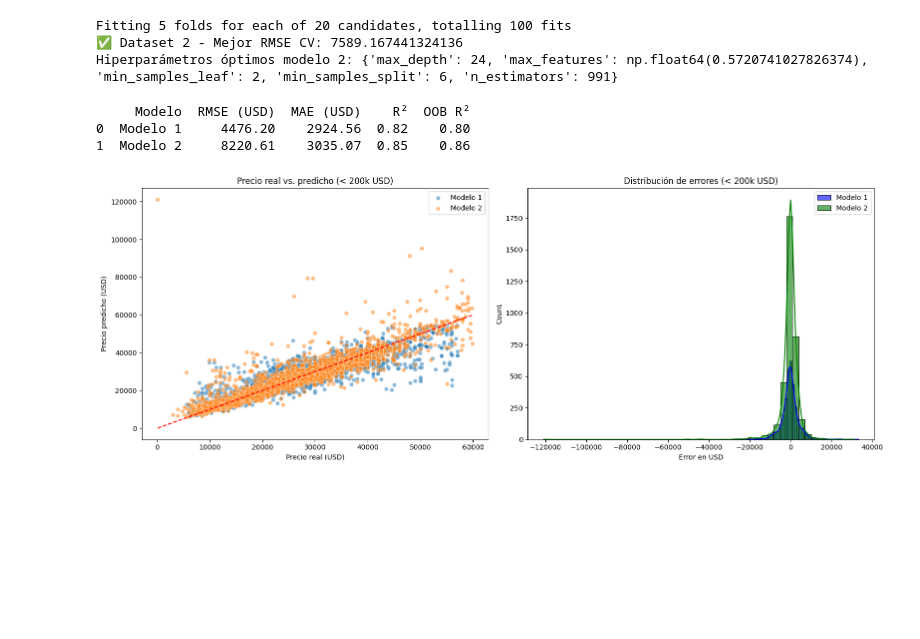
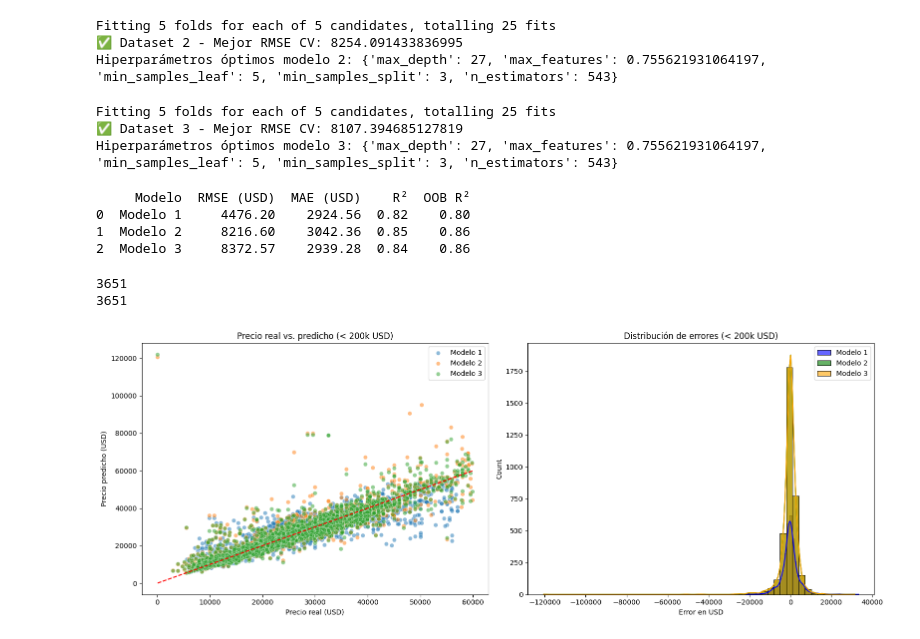
Before and after one commit to matilein/ProyectoML, a Jupyter notebook: entrenamientos_df_intermedio/randomforest.ipynb, the cells around one changed output. Drawn from its saved outputs; the diff is of its cells as text; code cells hidden in the pictures; blank space fills up the shorter version.

Commit message:
rf mejorado

```diff
--- a/entrenamientos_df_intermedio/randomforest.ipynb
+++ b/entrenamientos_df_intermedio/randomforest.ipynb
@@ -69,7 +69,7 @@ Hiperparámetros óptimos modelo 1: {'max_depth': 24, 'max_features': np.float64
 search2 = RandomizedSearchCV(
     estimator=RandomForestRegressor(random_state=42, oob_score=True, n_jobs=-1),
     param_distributions=param_dist,
-    n_iter=20,
+    n_iter=5,
     scoring=neg_rmse,
     cv=5,
     random_state=42,
@@ -81,14 +81,14 @@ search2.fit(x2_train, y2_train)
 print("✅ Dataset 2 - Mejor RMSE CV:", -search2.best_score_)
 print("Hiperparámetros óptimos modelo 2:", search2.best_params_)
 # %% [output]
-Fitting 5 folds for each of 20 candidates, totalling 100 fits
-✅ Dataset 2 - Mejor RMSE CV: 7589.167441324136
-Hiperparámetros óptimos modelo 2: {'max_depth': 24, 'max_features': np.float64(0.5720741027826374), 'min_samples_leaf': 2, 'min_samples_split': 6, 'n_estimators': 991}
+Fitting 5 folds for each of 5 candidates, totalling 25 fits
+✅ Dataset 2 - Mejor RMSE CV: 8254.091433836995
+Hiperparámetros óptimos modelo 2: {'max_depth': 27, 'max_features': 0.755621931064197, 'min_samples_leaf': 5, 'min_samples_split': 3, 'n_estimators': 543}
 # %%
 search3 = RandomizedSearchCV(
     estimator=RandomForestRegressor(random_state=42, oob_score=True, n_jobs=-1),
     param_distributions=param_dist,
-    n_iter=20,
+    n_iter=5,
     scoring=neg_rmse,
     cv=5,
     random_state=42,
@@ -98,6 +98,10 @@ search3 = RandomizedSearchCV(
 search3.fit(x3_train, y3_train)
 print("✅ Dataset 3 - Mejor RMSE CV:", -search3.best_score_)
 print("Hiperparámetros óptimos modelo 3:", search3.best_params_)
+# %% [output]
+Fitting 5 folds for each of 5 candidates, totalling 25 fits
+✅ Dataset 3 - Mejor RMSE CV: 8107.394685127819
+Hiperparámetros óptimos modelo 3: {'max_depth': 27, 'max_features': 0.755621931064197, 'min_samples_leaf': 5, 'min_samples_split': 3, 'n_estimators': 543}
 # %%
 # Modelo 1
 model_1 = search1.best_estimator_
@@ -110,6 +114,12 @@ model_2 = search2.best_estimator_
 model_2.fit(x2_train, y2_train)
 y2_pred = model_2.predict(x2_test)
 rmse_2 = np.sqrt(mean_squared_error(y2_test, y2_pred))
+
+#Modelo 3
+model_3 = search3.best_estimator_
+model_3.fit(x3_train, y3_train)
+y3_pred = model_3.predict(x3_test)
+rmse_3 = np.sqrt(mean_squared_error(y3_test, y3_pred))
 # %%
 from sklearn.ensemble import RandomForestRegressor
 
@@ -152,15 +162,34 @@ rmse_2 = np.sqrt(mean_squared_error(y2_test, y2_pred))
 mae_2 = mean_absolute_error(y2_test, y2_pred)
 r2_2 = r2_score(y2_test, y2_pred)
 oob2 = Modelo_intermedio.oob_score_ if hasattr(Modelo_intermedio, 'oob_score_') else None
+
+Modelo_avanzado = RandomForestRegressor(
+    n_estimators=991,
+    max_depth=24,
+    max_features=0.5720741027826374,
+    min_samples_split=6,
+    min_samples_leaf=2,
+    bootstrap=True,
+    oob_score=True,
+    random_state=42,
+    n_jobs=-1
+)
+
+Modelo_avanzado.fit(x3_train, y3_train)
+y3_pred = Modelo_avanzado.predict(x3_test)
+rmse_3 = np.sqrt(mean_squared_error(y3_test, y3_pred))
+mae_3 = mean_absolute_error(y3_test, y3_pred)
+r2_3 = r2_score(y3_test, y3_pred)
+oob3 = Modelo_avanzado.oob_score_ if hasattr(Modelo_avanzado, 'oob_score_') else None
 # %%
 import pandas as pd
 
 resultados = pd.DataFrame({
-    'Modelo': ['Modelo 1', 'Modelo 2'],
-    'RMSE (USD)': [rmse_1, rmse_2],
-    'MAE (USD)': [mae_1, mae_2],
-    'R²': [r2_1, r2_2],
-    'OOB R²': [oob1, oob2]  # Si uno no tiene, será NaN
+    'Modelo': ['Modelo 1', 'Modelo 2',"Modelo 3"],
+    'RMSE (USD)': [rmse_1, rmse_2, rmse_3],
+    'MAE (USD)': [mae_1, mae_2, mae_3],
+    'R²': [r2_1, r2_2, r2_3],
+    'OOB R²': [oob1, oob2, oob3]  # Si uno no tiene, será NaN
 })
 
 # Mostrar con redondeo
@@ -168,17 +197,21 @@ print(resultados.round(2))
 # %% [output]
      Modelo  RMSE (USD)  MAE (USD)    R²  OOB R²
 0  Modelo 1     4476.20    2924.56  0.82    0.80
-1  Modelo 2     8220.61    3035.07  0.85    0.86
+1  Modelo 2     8216.60    3042.36  0.85    0.86
+2  Modelo 3     8372.57    2939.28  0.84    0.86
 # %%
 import matplotlib.pyplot as plt
 import seaborn as sns
 from sklearn.metrics import mean_absolute_error, r2_score
+print(len(y3_test))      # debe coincidir
+print(len(y3_pred))      # con esto
 
 # ------------------------
 # Filtrar solo precios reales < 200,000
 # ------------------------
 filtro_1 = y1_test < 60000
 filtro_2 = y2_test < 60000
+filtro_3 = y3_test < 60000
 
 y1_test_f = y1_test[filtro_1]
 y1_pred_f = y1_pred[filtro_1]
@@ -186,8 +219,14 @@ y1_pred_f = y1_pred[filtro_1]
 y2_test_f = y2_test[filtro_2]
 y2_pred_f = y2_pred[filtro_2]
 
+y3_test_f = y3_test[filtro_3]
+y3_pred_f = y3_pred[filtro_3]
+
+
+
 errores_1 = y1_test_f - y1_pred_f
 errores_2 = y2_test_f - y2_pred_f
+errores_3 = y3_test_f - y3_pred_f
 
 # Métricas con los datos filtrados
 mae1 = mean_absolute_error(y1_test_f, y1_pred_f)
@@ -196,34 +235,40 @@ r21 = r2_score(y1_test_f, y1_pred_f)
 mae2 = mean_absolute_error(y2_test_f, y2_pred_f)
 r22 = r2_score(y2_test_f, y2_pred_f)
 
+mae3 = mean_absolute_error(y3_test, y3_pred)
+r23 = r2_score(y3_test, y3_pred)
 # ------------------------
 # Crear subplots
 # ------------------------
 fig, axes = plt.subplots(1, 2, figsize=(16, 6))
 
 # Gráfico 1: Real vs. Predicho
 sns.scatterplot(ax=axes[0], x=y1_test_f, y=y1_pred_f, label='Modelo 1', alpha=0.5)
 sns.scatterplot(ax=axes[0], x=y2_test_f, y=y2_pred_f, label='Modelo 2', alpha=0.5)
+sns.scatterplot(ax=axes[0], x=y3_test_f, y=y3_pred_f, label='Modelo 3', alpha=0.5)
 
 # Línea ideal
 min_val = min(y1_test_f.min(), y2_test_f.min())
 max_val = max(y1_test_f.max(), y2_test_f.max())
 axes[0].plot([min_val, max_val], [min_val, max_val], '--', color='red')
 
 axes[0].set_title("Precio real vs. predicho (< 200k USD)")
 axes[0].set_xlabel("Precio real (USD)")
 axes[0].set_ylabel("Precio predicho (USD)")
 axes[0].legend()
 
 # Gráfico 2: Histograma de errores
 sns.histplot(errores_1, bins=50, kde=True, label='Modelo 1', ax=axes[1], color='blue', alpha=0.6)
 sns.histplot(errores_2, bins=50, kde=True, label='Modelo 2', ax=axes[1], color='green', alpha=0.6)
+sns.histplot(errores_2, bins=50, kde=True, label='Modelo 3', ax=axes[1], color='orange', alpha=0.6)
 
 axes[1].set_title("Distribución de errores (< 200k USD)")
 axes[1].set_xlabel("Error en USD")
 axes[1].legend()
 
 plt.tight_layout()
 plt.show()
 # %% [output]
+3651
+3651
-[figure, old version]
+[figure, new version]
```
Also changed, not shown: parts of 3 cells of this notebook, 9 other files.
